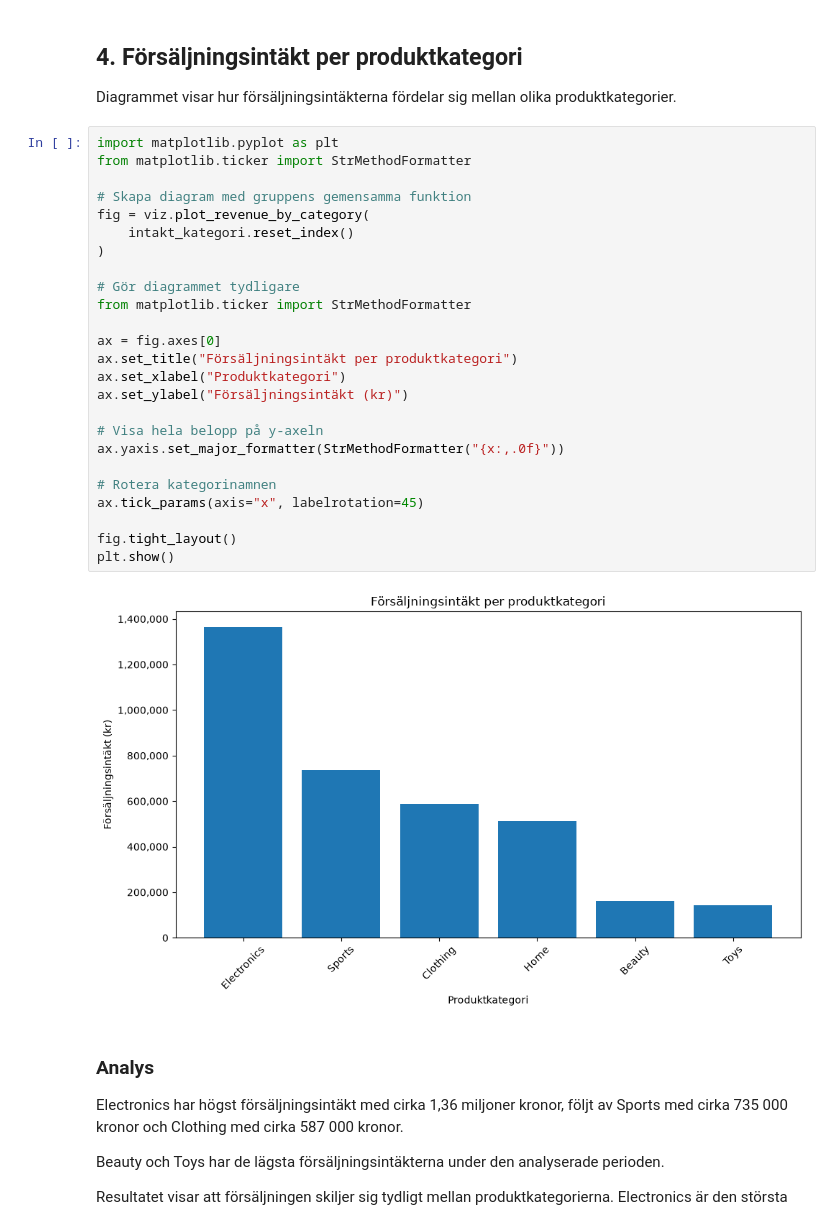
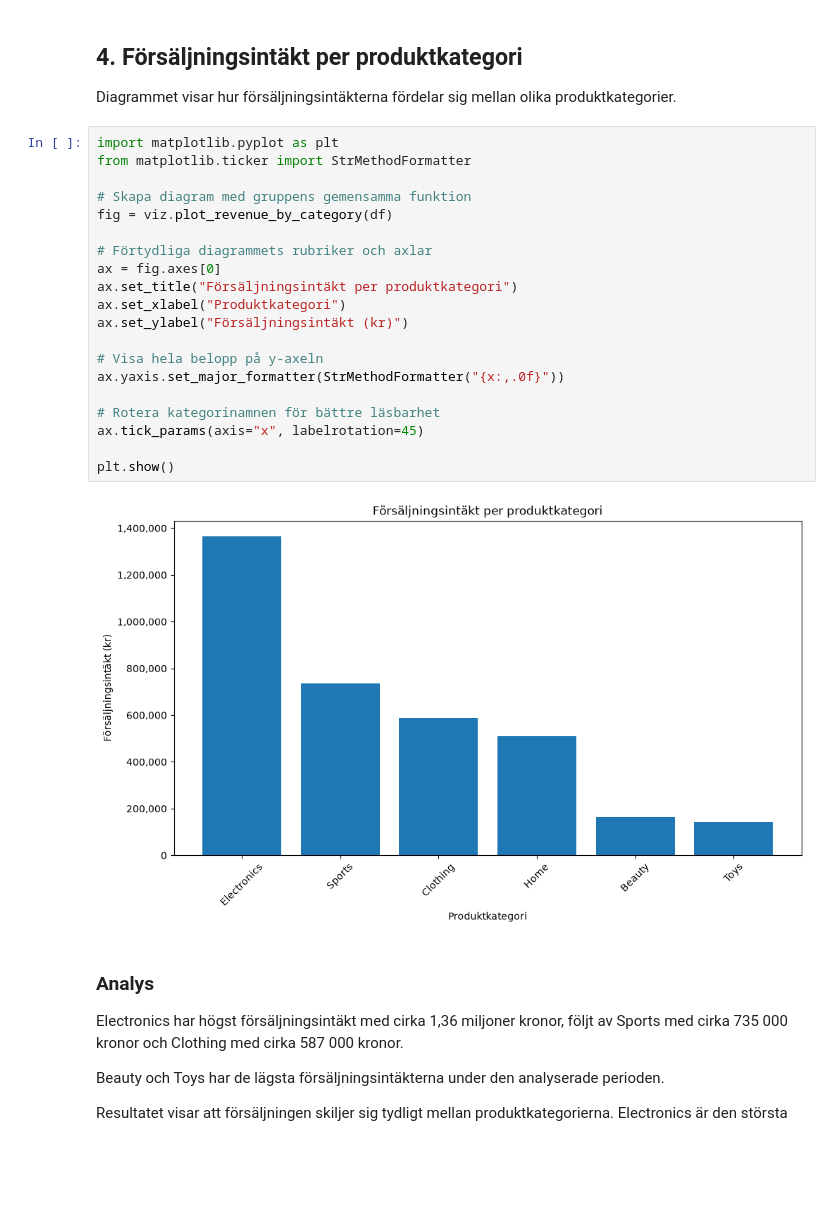
Before and after one commit to loviswikstrom/ecommerce_sales, a Jupyter notebook: notebooks/report_anna_v2.ipynb, the cells around one changed output. Saved outputs shown, nothing was run; the diff lists cells and outputs as text; blank space fills up the shorter version.

```diff
--- a/notebooks/report_anna_v2.ipynb
+++ b/notebooks/report_anna_v2.ipynb
@@ -105,30 +113,25 @@ Diagrammet visar hur försäljningsintäkterna fördelar sig mellan olika produk
 # %%
 import matplotlib.pyplot as plt
 from matplotlib.ticker import StrMethodFormatter
 
 # Skapa diagram med gruppens gemensamma funktion
-fig = viz.plot_revenue_by_category(
-    intakt_kategori.reset_index()
-)
+fig = viz.plot_revenue_by_category(df)
 
-# Gör diagrammet tydligare
-from matplotlib.ticker import StrMethodFormatter
-
+# Förtydliga diagrammets rubriker och axlar
 ax = fig.axes[0]
 ax.set_title("Försäljningsintäkt per produktkategori")
 ax.set_xlabel("Produktkategori")
 ax.set_ylabel("Försäljningsintäkt (kr)")
 
 # Visa hela belopp på y-axeln
 ax.yaxis.set_major_formatter(StrMethodFormatter("{x:,.0f}"))
 
-# Rotera kategorinamnen
+# Rotera kategorinamnen för bättre läsbarhet
 ax.tick_params(axis="x", labelrotation=45)
 
-fig.tight_layout()
 plt.show()
 # %% [output]
-[figure, old version]
+[figure, new version]
 # %% [markdown]
 ### Analys
 
```
Also changed, not shown: parts of 9 cells of this notebook.
